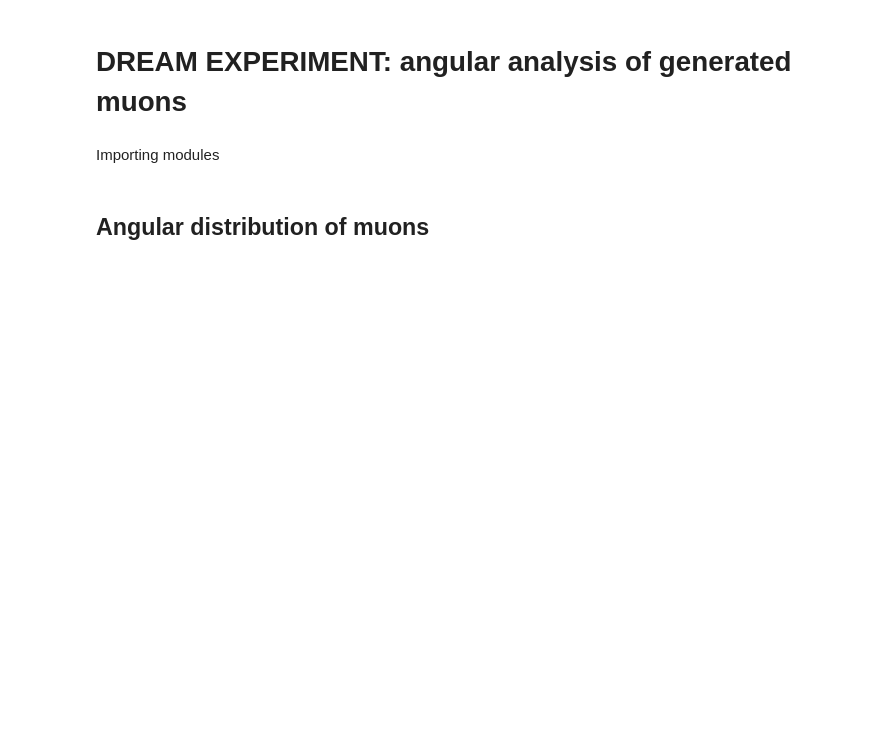
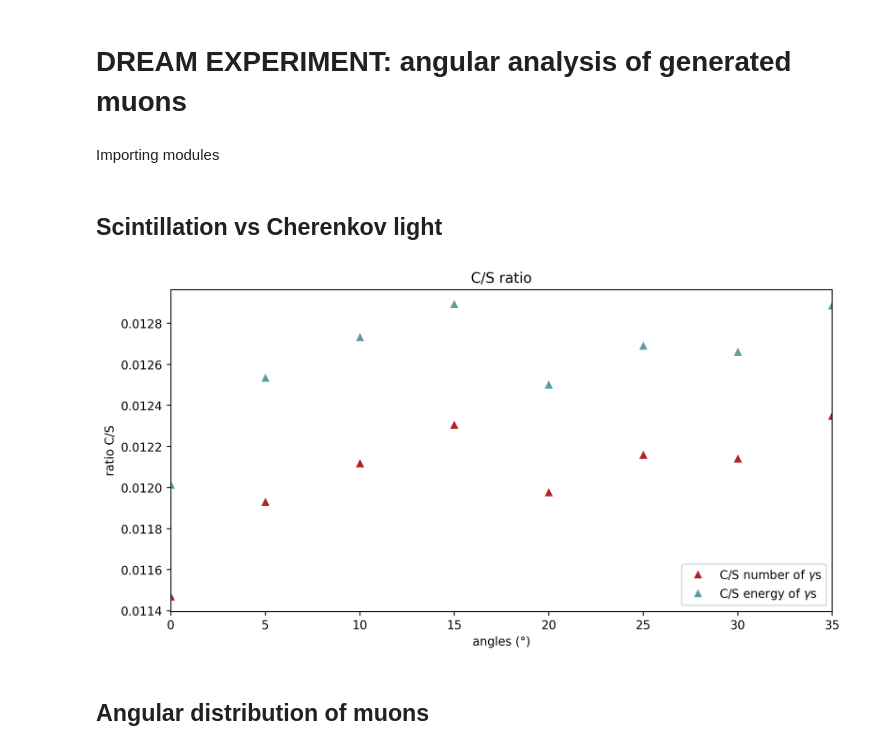
Before and after one commit to emanuelitoss/DreamExperiment, a Jupyter notebook: analysisDreamSimulation/angularAnalysis.ipynb, the cells around one changed output. Cells and saved outputs as stored; diff of their text form; code cells hidden in the pictures; blank space fills up the shorter version.

```diff
--- a/analysisDreamSimulation/angularAnalysis.ipynb
+++ b/analysisDreamSimulation/angularAnalysis.ipynb
@@ -5,6 +5,28 @@ Importing modules
 # %%
 import matplotlib.pyplot as plt
 import numpy as np
+# %% [markdown]
+## Scintillation vs Cherenkov light
+# %%
+angles, num_ratio, ener_ratio = np.loadtxt('../datasets/CS_ratio.txt', unpack=True, usecols=(0,1,2))
+
+# prepare the figure
+fig = plt.figure(111, figsize=(10,5), dpi=250)
+
+# plot the fitted function
+plt.errorbar(angles, num_ratio, yerr=None, xerr=None, label='C/S number of $\gamma$s',
+             marker='^', markersize=5, fmt='', color="firebrick", ecolor="firebrick", lw=0.)
+plt.errorbar(angles, ener_ratio, yerr=None, xerr=None, label='C/S energy of $\gamma$s',
+             marker='^', markersize=5, fmt='', color="cadetblue", ecolor="cadetblue", lw=0.)
+# visualize
+plt.title('C/S ratio')
+plt.xlabel('angles (°)')
+plt.ylabel('ratio C/S')
+plt.xlim(min(angles), max(angles))
+plt.legend(loc='lower right')
+plt.show()
+# %% [output]
+[figure, added]
 # %% [markdown]
 ## Angular distribution of muons
 # %% [markdown]
```
Also changed, not shown: parts of 3 cells of this notebook, 13 other files.
